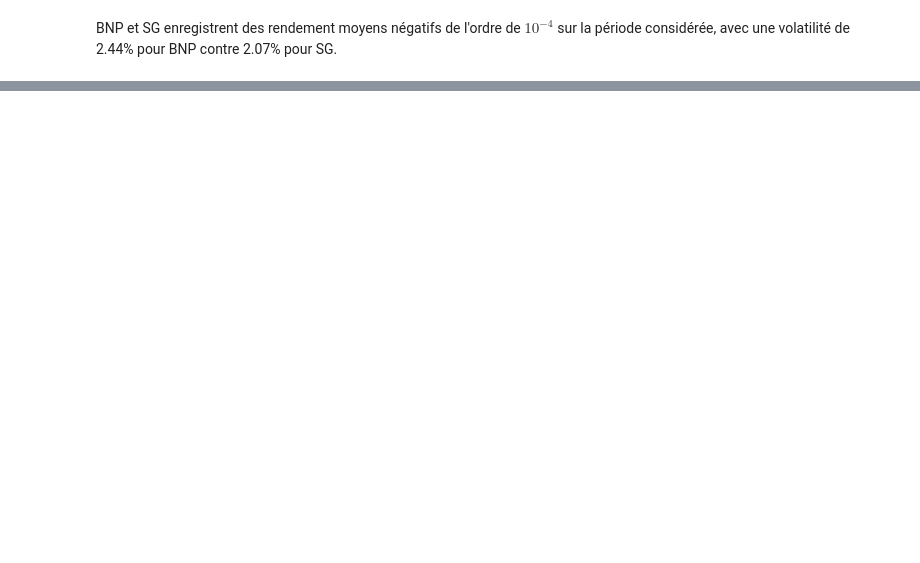
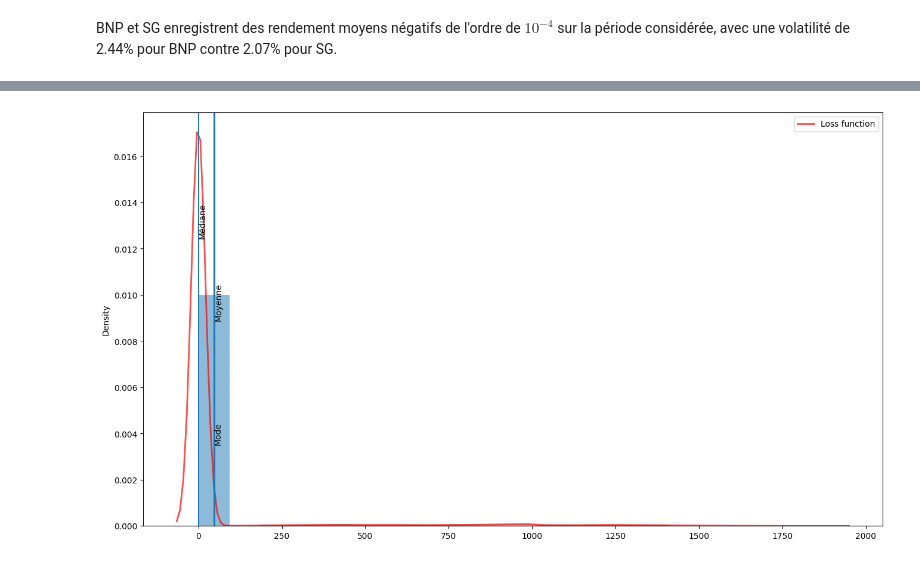
Before and after one commit to usenameFD/Asset-management, a Jupyter notebook: Copulus/deba.ipynb, the cells around one changed output, grey strips where cells are left out. Cells and saved outputs as stored; diff of their text form; code cells hidden in the pictures; blank space fills up the shorter version.

```diff
--- a/Copulus/deba.ipynb
+++ b/Copulus/deba.ipynb
@@ -830,0 +663,40 @@ NotImplementedError:
+# %%
+M = 100_000
+B = 1000
+# Spread de maturité 4 ans
+spread_bnp = 0.01
+spread_sg = 0.012
+EAD_bnp = 1000
+EAD_sg = 1000
+
+# Structure de dépendance
+
+# Obtain Transformed (pseudo observations) sample
+var_bnp = pseudo_obs(stock["BNP"])
+var_sg = pseudo_obs(stock["SG"])
+data = pd.DataFrame([var_bnp, var_sg]).T
+data.columns = ["var_bnp", "var_sg"]
+
+# Obtain Simulated Data
+result = copulae.elliptical.student.StudentCopula().fit(
+        data, method="ml", fix_df = True
+    )
+
+CVar = np.zeros(B)
+for t in range(B):
+    # Recouvrement
+    recovery_bnp = recovery_rate(mu = 0.6, sigma = 0.15, size=M)
+    recovery_sg = recovery_rate(mu = 0.3, sigma = 0.25, size=M)
+
+    u = result.random(M) # seed=12345
+
+    # Défaut
+    tau_bnp = -np.log(1-u.var_bnp)/spread_bnp
+    tau_sg = -np.log(1-u.var_sg)/spread_sg
+
+    default_bnp = (tau_bnp<=4).astype(int)
+    default_sg = (tau_sg<=4).astype(int)
+
+    # Loss function
+    L = EAD_bnp*(1-recovery_bnp)*default_bnp + EAD_sg*(1-recovery_sg)*default_sg
+    CVar[t] = L.quantile(0.99)
@@ -830,0 +713,4 @@ NotImplementedError:
+# %%
+HistogPlot(L, label="Loss function")
+# %% [output]
+[figure, added]
```
Also changed, not shown: parts of 59 cells of this notebook, 5 other files.
